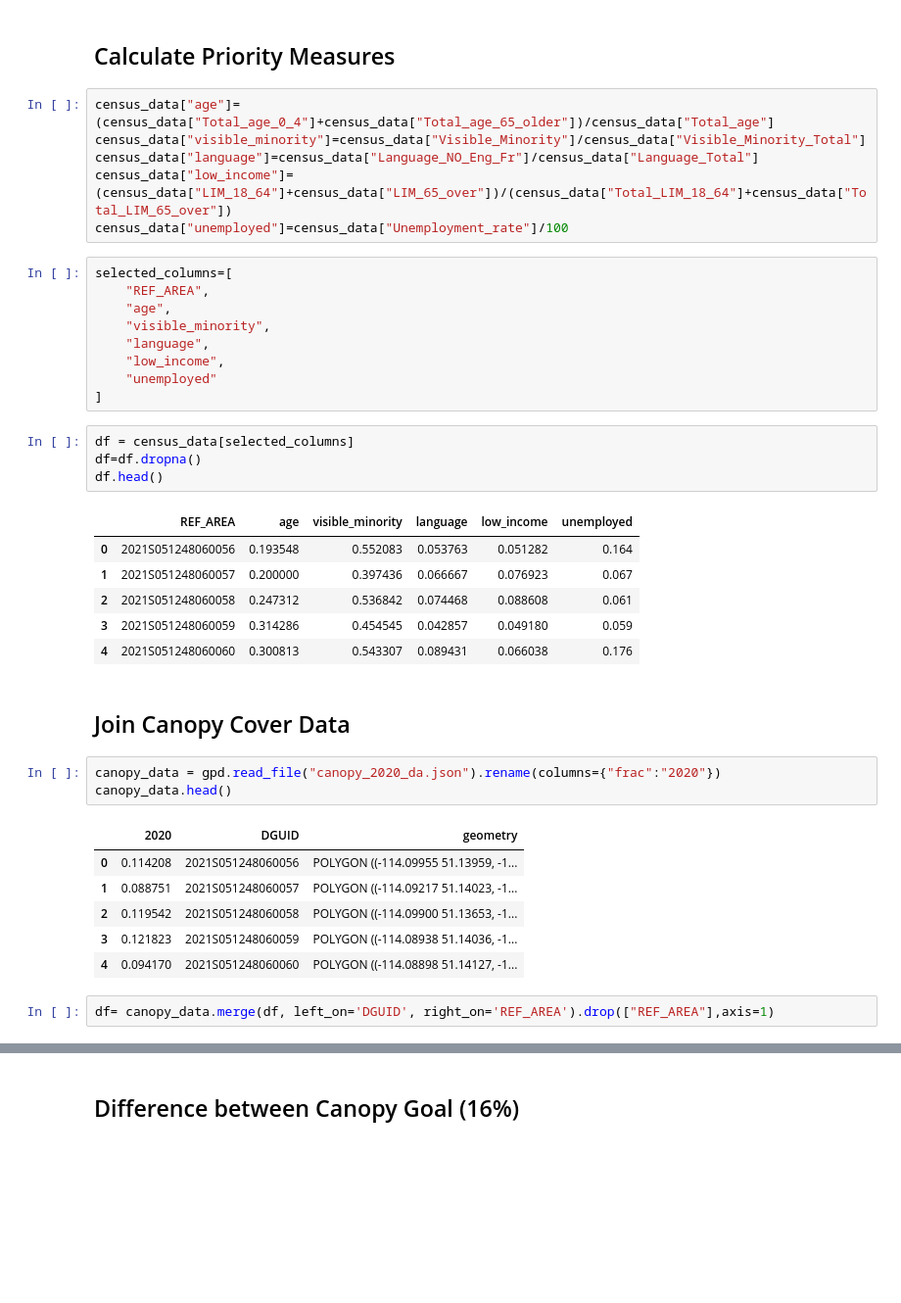
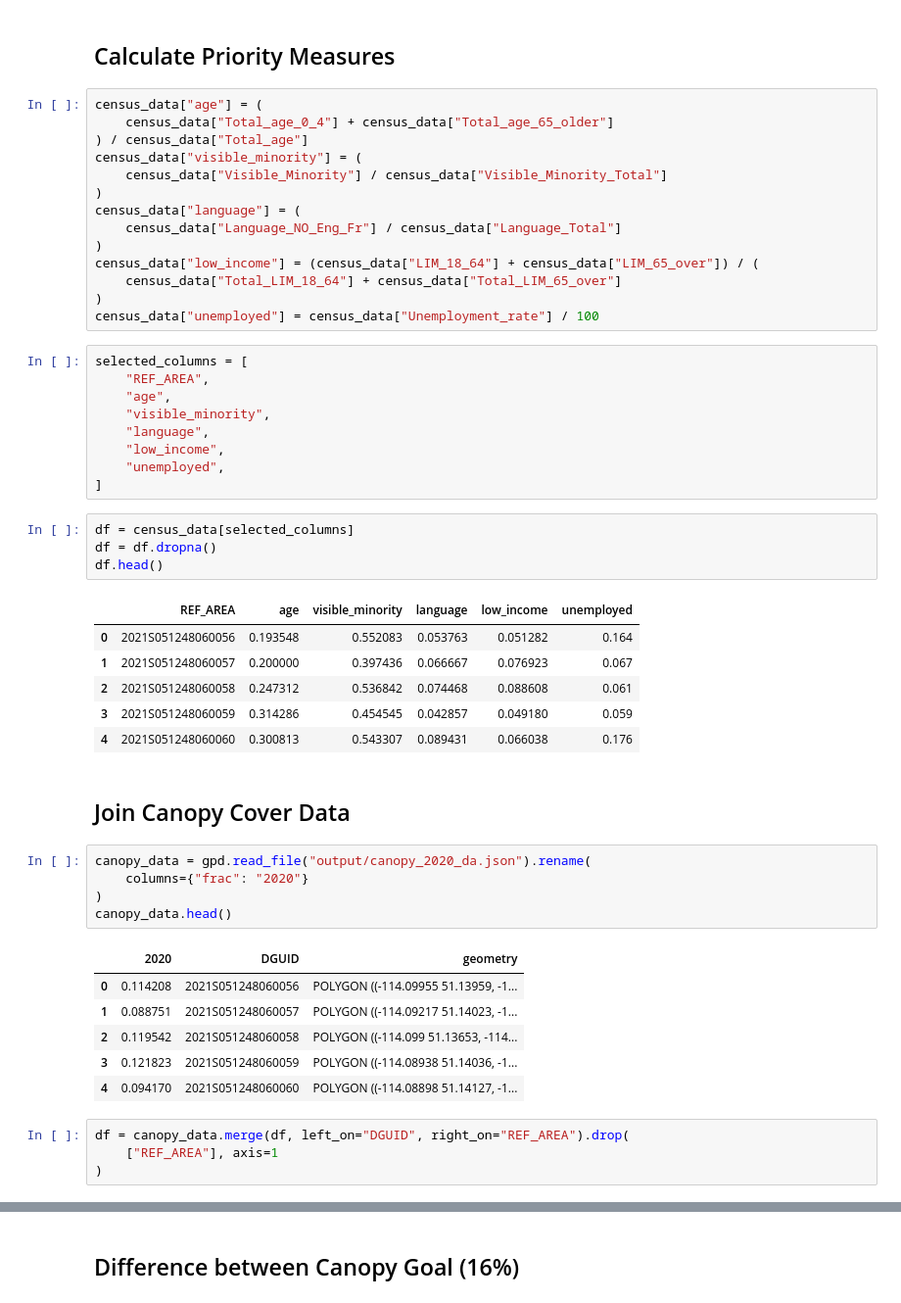
Before and after one commit to smohiudd/calgary-tree-equity, a Jupyter notebook: notebooks/EquityIndex_DA.ipynb, the cells around one changed output, grey strips where cells are left out. Shown at 98% size. Cells and saved outputs as stored; diff of their text form; blank space fills up the shorter version.

```diff
--- a/notebooks/EquityIndex_DA.ipynb
+++ b/notebooks/EquityIndex_DA.ipynb
@@ -18,23 +18,31 @@ Index(['REF_AREA', 'Total_age_0_4', 'Visible_Minority_Total',
 # %% [markdown]
 ## Calculate Priority Measures
 # %%
-census_data["age"]=(census_data["Total_age_0_4"]+census_data["Total_age_65_older"])/census_data["Total_age"]
-census_data["visible_minority"]=census_data["Visible_Minority"]/census_data["Visible_Minority_Total"]
-census_data["language"]=census_data["Language_NO_Eng_Fr"]/census_data["Language_Total"]
-census_data["low_income"]=(census_data["LIM_18_64"]+census_data["LIM_65_over"])/(census_data["Total_LIM_18_64"]+census_data["Total_LIM_65_over"])
-census_data["unemployed"]=census_data["Unemployment_rate"]/100
+census_data["age"] = (
+    census_data["Total_age_0_4"] + census_data["Total_age_65_older"]
+) / census_data["Total_age"]
+census_data["visible_minority"] = (
+    census_data["Visible_Minority"] / census_data["Visible_Minority_Total"]
+)
+census_data["language"] = (
+    census_data["Language_NO_Eng_Fr"] / census_data["Language_Total"]
+)
+census_data["low_income"] = (census_data["LIM_18_64"] + census_data["LIM_65_over"]) / (
+    census_data["Total_LIM_18_64"] + census_data["Total_LIM_65_over"]
+)
+census_data["unemployed"] = census_data["Unemployment_rate"] / 100
 # %%
-selected_columns=[
+selected_columns = [
     "REF_AREA",
     "age",
     "visible_minority",
     "language",
     "low_income",
-    "unemployed"
+    "unemployed",
 ]
 # %%
 df = census_data[selected_columns]
-df=df.dropna()
+df = df.dropna()
 df.head()
 # %% [output]
 |  | REF_AREA | age | visible_minority | language | low_income | unemployed |
@@ -46,14 +54,18 @@ df.head()
 # %% [markdown]
 ## Join Canopy Cover Data
 # %%
-canopy_data = gpd.read_file("canopy_2020_da.json").rename(columns={"frac":"2020"})
+canopy_data = gpd.read_file("output/canopy_2020_da.json").rename(
+    columns={"frac": "2020"}
+)
 canopy_data.head()
 # %% [output]
 |  | 2020 | DGUID | geometry |
 | 0 | 0.114208 | 2021S051248060056 | POLYGON ((-114.09955 51.13959, -1... |
 | 1 | 0.088751 | 2021S051248060057 | POLYGON ((-114.09217 51.14023, -1... |
-| 2 | 0.119542 | 2021S051248060058 | POLYGON ((-114.09900 51.13653, -1... |
+| 2 | 0.119542 | 2021S051248060058 | POLYGON ((-114.099 51.13653, -114... |
 | 3 | 0.121823 | 2021S051248060059 | POLYGON ((-114.08938 51.14036, -1... |
 | 4 | 0.094170 | 2021S051248060060 | POLYGON ((-114.08898 51.14127, -1... |
 # %%
-df= canopy_data.merge(df, left_on='DGUID', right_on='REF_AREA').drop(["REF_AREA"],axis=1)
+df = canopy_data.merge(df, left_on="DGUID", right_on="REF_AREA").drop(
+    ["REF_AREA"], axis=1
+)
```
Also changed, not shown: parts of 15 cells of this notebook, 21 other files.
